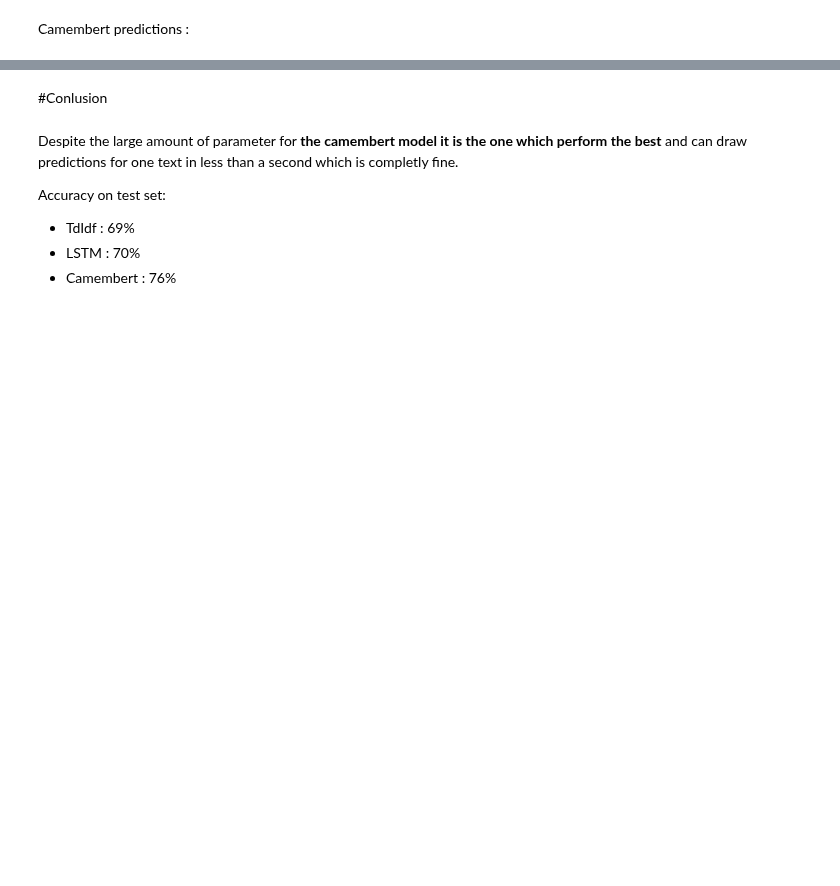
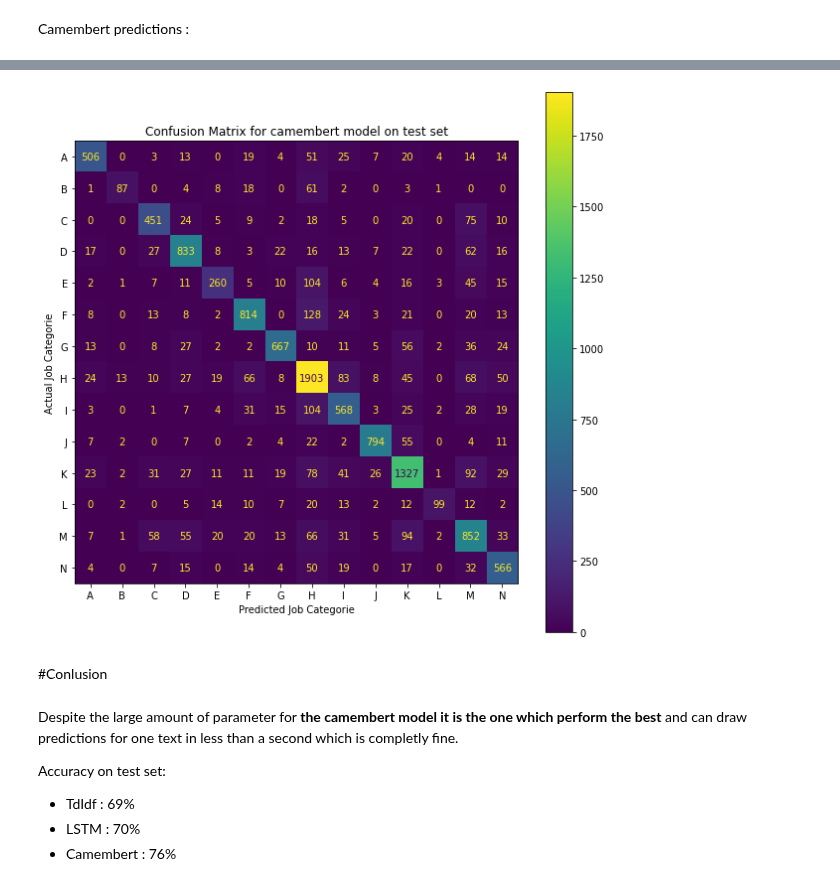
Before and after one commit to oscarfossey/NLP-Job-classifier-based-on-description, a Jupyter notebook: main.ipynb, the cells around one changed output, grey strips where cells are left out. Drawn from its saved outputs; the diff is of its cells as text; code cells hidden in the pictures; blank space fills up the shorter version.

```diff
--- a/main.ipynb
+++ b/main.ipynb
@@ -389,14 +433,16 @@ print(metrics.classification_report(val_y, y_pred_camembert, target_names=list(d
 # %%
-cm_camembert = confusion_matrix(val_y, y_pred_camembert)
+cm_camembert = confusion_matrix(test_y, y_pred_camembert)
 
 cmd_obj_camembert = ConfusionMatrixDisplay(cm_camembert, display_labels=list(df_train.sort_values("categorie")["categorie"].unique()))
 cmd_obj_camembert.plot()
 cmd_obj_camembert.ax_.set(title='Confusion Matrix for camembert model on test set',
                 xlabel='Predicted Job Categorie',
                 ylabel='Actual Job Categorie',)
 
 plt.rcParams["figure.figsize"] = (10,10)
 plt.show()
+# %% [output]
+[figure, added]
 # %% [markdown]
 #Conlusion
 # %% [markdown]
```
Also changed, not shown: parts of 10 cells of this notebook.
